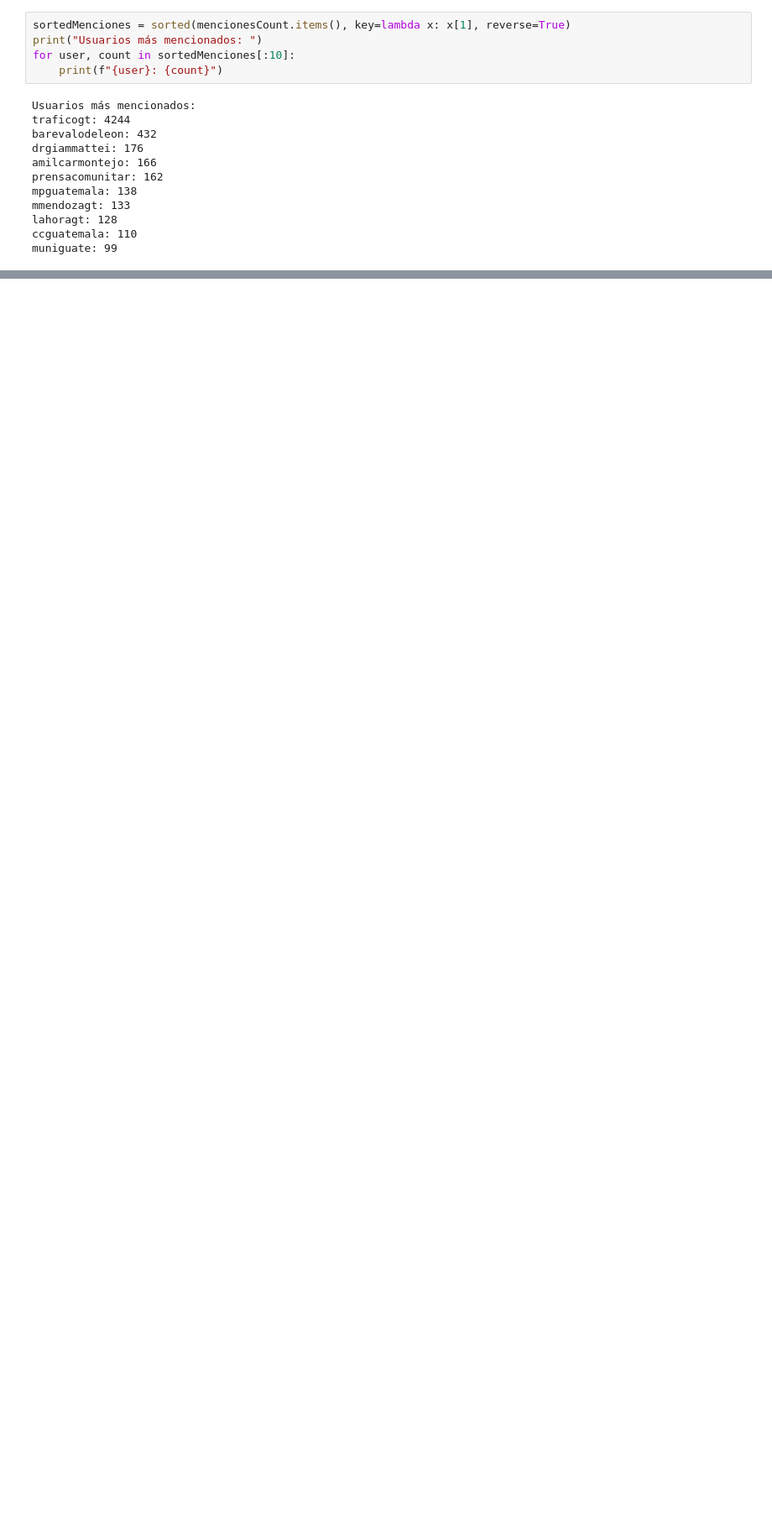
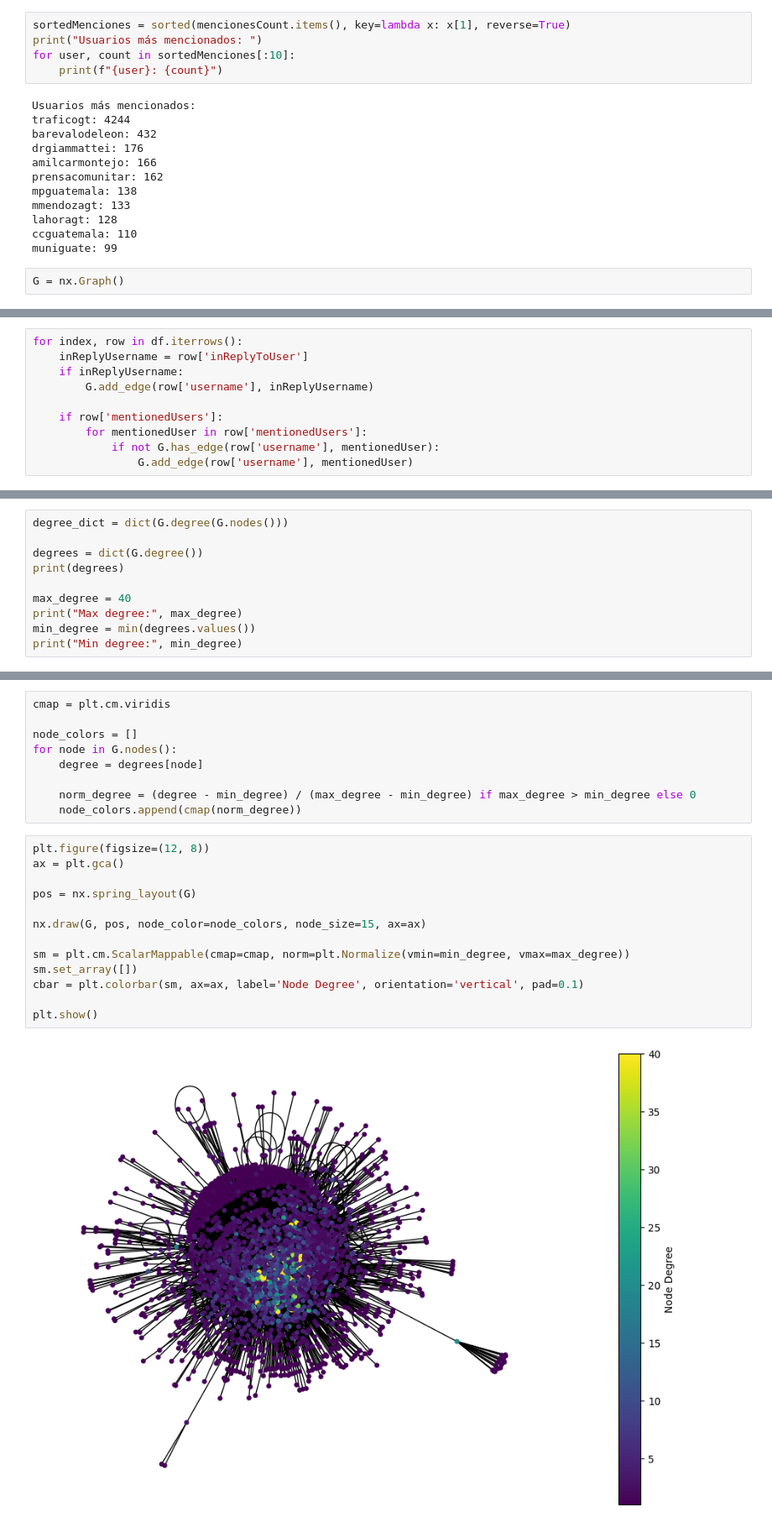
Before and after one commit to estebandonis/SocialMediaAnalysis-DataScience, a Jupyter notebook: lab7.ipynb, the cells around one changed output, grey strips where cells are left out. Shown at 84% size. Cells and saved outputs as stored; diff of their text form; blank space fills up the shorter version.

```diff
--- a/lab7.ipynb
+++ b/lab7.ipynb
@@ -208,3 +228,5 @@ mmendozagt: 133
 lahoragt: 128
 ccguatemala: 110
 muniguate: 99
+# %%
+G = nx.Graph()
@@ -210,0 +237,10 @@ muniguate: 99
+# %%
+for index, row in df.iterrows():
+    inReplyUsername = row['inReplyToUser']
+    if inReplyUsername:
+        G.add_edge(row['username'], inReplyUsername)
+
+    if row['mentionedUsers']:
+        for mentionedUser in row['mentionedUsers']:
+            if not G.has_edge(row['username'], mentionedUser):
+                G.add_edge(row['username'], mentionedUser)
@@ -210,0 +272,10 @@ muniguate: 99
+# %%
+degree_dict = dict(G.degree(G.nodes()))
+
+degrees = dict(G.degree())
+print(degrees)
+
+max_degree = 40
+print("Max degree:", max_degree)
+min_degree = min(degrees.values())
+print("Min degree:", min_degree)
@@ -210,0 +286,24 @@ muniguate: 99
+# %%
+cmap = plt.cm.viridis
+
+node_colors = []
+for node in G.nodes():
+    degree = degrees[node]
+
+    norm_degree = (degree - min_degree) / (max_degree - min_degree) if max_degree > min_degree else 0
+    node_colors.append(cmap(norm_degree))
+# %%
+plt.figure(figsize=(12, 8))
+ax = plt.gca()
+
+pos = nx.spring_layout(G)
+
+nx.draw(G, pos, node_color=node_colors, node_size=15, ax=ax)
+
+sm = plt.cm.ScalarMappable(cmap=cmap, norm=plt.Normalize(vmin=min_degree, vmax=max_degree))
+sm.set_array([])
+cbar = plt.colorbar(sm, ax=ax, label='Node Degree', orientation='vertical', pad=0.1)
+
+plt.show()
+# %% [output]
+[figure, added]
```
Also changed, not shown: parts of 30 cells of this notebook.
